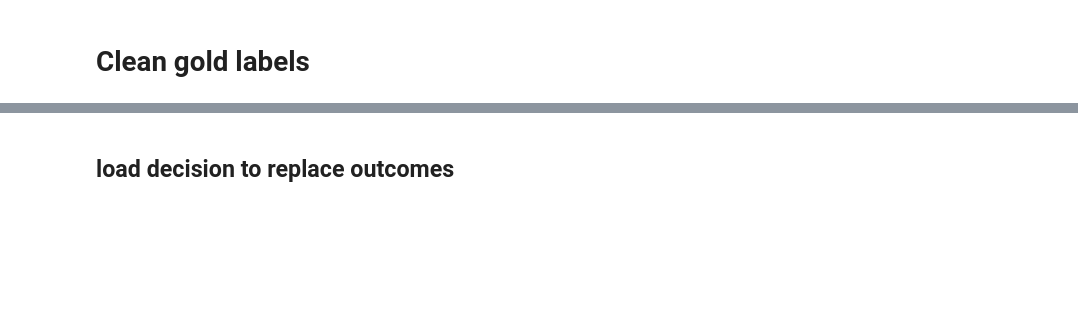
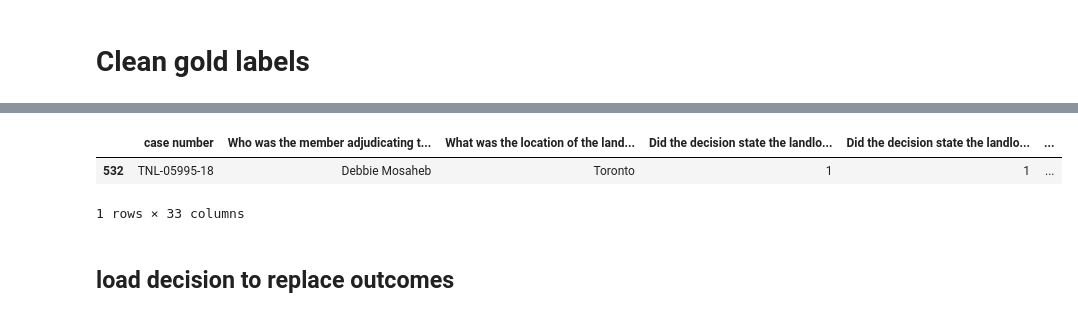
Before and after one commit to Capstone-Project-JYSF/Allard, a Jupyter notebook: cleaning/Merge_Cleaned.ipynb, the cells around one changed output, grey strips where cells are left out. Cells and saved outputs as stored; diff of their text form; code cells hidden in the pictures; blank space fills up the shorter version.

```diff
--- a/cleaning/Merge_Cleaned.ipynb
+++ b/cleaning/Merge_Cleaned.ipynb
@@ -54,2 +138,10 @@ data.loc[data['What was the outcome of the case?']=='Interim order' ]
 # %%
 data = data.drop(690)
+# %%
+# legal error, discard it
+
+data.loc[data['What was the outcome of the case?']=='Tenant forced out, landlord wants space. All rent was paid.' ]
+# %% [output]
+|  | case number | Who was the member adjudicating t... | What was the location of the land... | Did the decision state the landlo... | Did the decision state the landlo... | ... |
+| 532 | TNL-05995-18 | Debbie Mosaheb | Toronto | 1 | 1 | ... |
+1 rows × 33 columns
```
Also changed, not shown: parts of 19 cells of this notebook, 4 other files.
